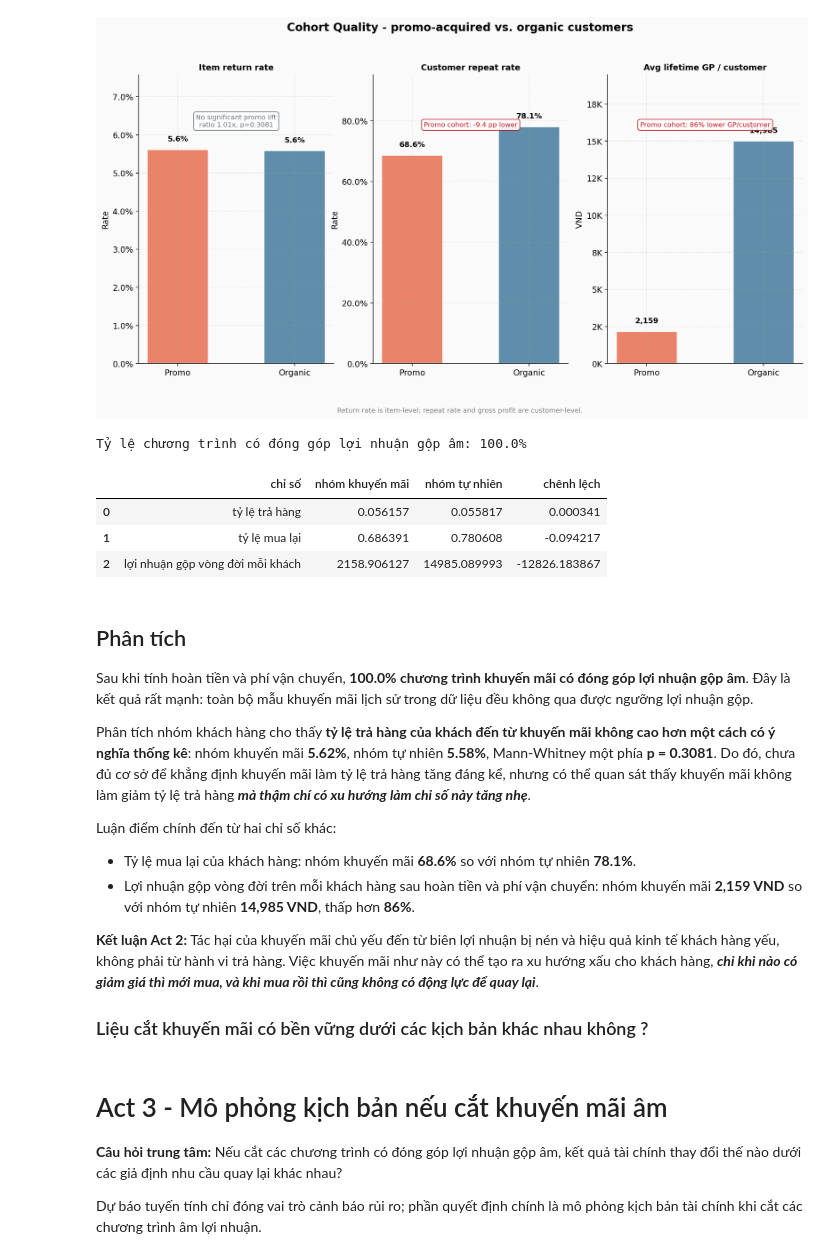
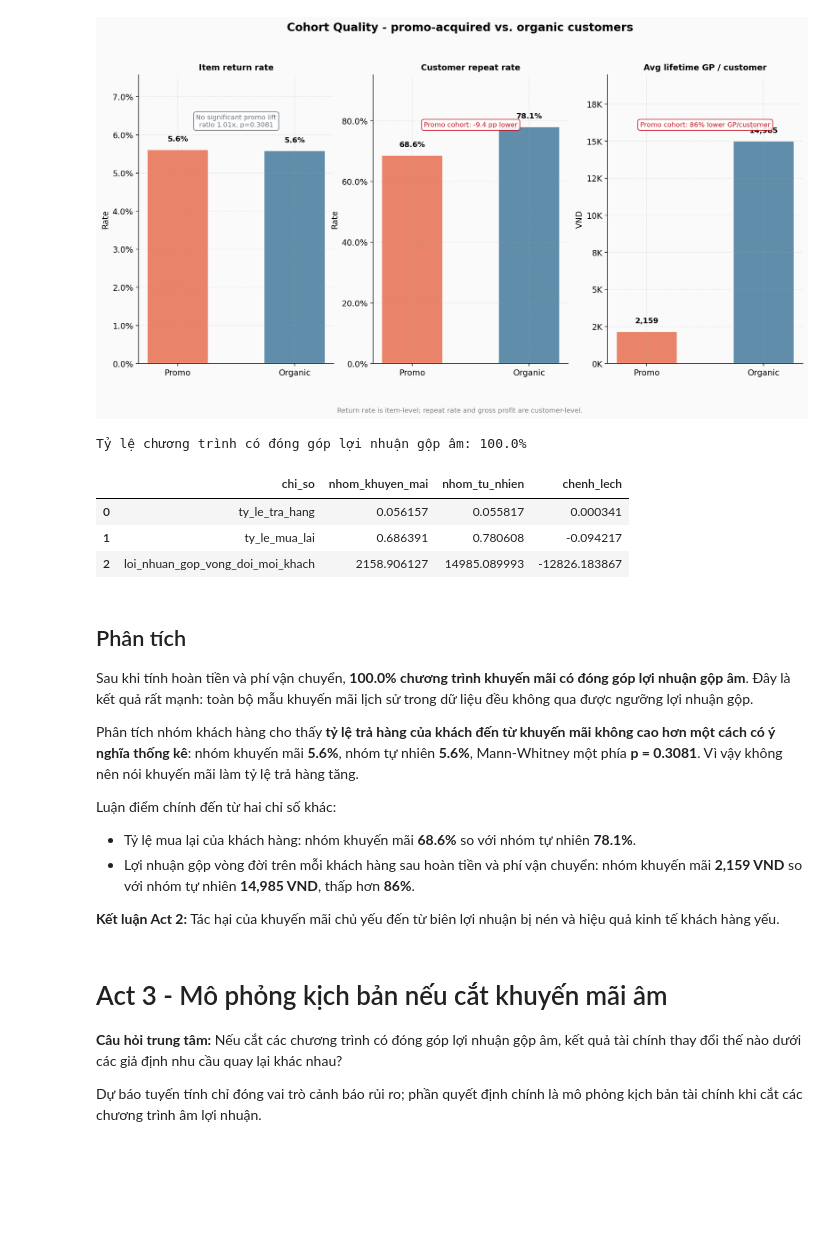
Before and after one commit to m1nhb1ee/datathon2026, a Jupyter notebook: src/06_report.ipynb, the cells around one changed output. Drawn from its saved outputs; the diff is of its cells as text; code cells hidden in the pictures; blank space fills up the shorter version.

```diff
--- a/src/06_report.ipynb
+++ b/src/06_report.ipynb
@@ -89,40 +89,39 @@ display(Image(str(CHARTS / "chart4_cohort_quality.png"), width=950))
 # %%
 triage = pd.read_csv(TABLES / "promo_triage_table.csv")
 cohort = pd.read_csv(TABLES / "cohort_quality_table.csv")
 print(f"Tỷ lệ chương trình có đóng góp lợi nhuận gộp âm: {(triage['total_net_contribution'] < 0).mean() * 100:.1f}%")
 cohort_display = cohort.copy()
 cohort_display["metric"] = cohort_display["metric"].replace({
-    "item_return_rate": "tỷ lệ trả hàng",
-    "customer_repeat_rate": "tỷ lệ mua lại",
-    "avg_lifetime_gp_per_customer": "lợi nhuận gộp vòng đời mỗi khách",
+    "item_return_rate": "ty_le_tra_hang",
+    "customer_repeat_rate": "ty_le_mua_lai",
+    "avg_lifetime_gp_per_customer": "loi_nhuan_gop_vong_doi_moi_khach",
 })
 cohort_display = cohort_display.rename(columns={
-    "metric": "chỉ số",
-    "promo": "nhóm khuyến mãi",
-    "organic": "nhóm tự nhiên",
-    "difference": "chênh lệch",
+    "metric": "chi_so",
+    "promo": "nhom_khuyen_mai",
+    "organic": "nhom_tu_nhien",
+    "difference": "chenh_lech",
 })
 display(cohort_display)
 # %% [output]
 Tỷ lệ chương trình có đóng góp lợi nhuận gộp âm: 100.0%
-|  | chỉ số | nhóm khuyến mãi | nhóm tự nhiên | chênh lệch |
-| 0 | tỷ lệ trả hàng | 0.056157 | 0.055817 | 0.000341 |
-| 1 | tỷ lệ mua lại | 0.686391 | 0.780608 | -0.094217 |
-| 2 | lợi nhuận gộp vòng đời mỗi khách | 2158.906127 | 14985.089993 | -12826.183867 |
+|  | chi_so | nhom_khuyen_mai | nhom_tu_nhien | chenh_lech |
+| 0 | ty_le_tra_hang | 0.056157 | 0.055817 | 0.000341 |
+| 1 | ty_le_mua_lai | 0.686391 | 0.780608 | -0.094217 |
+| 2 | loi_nhuan_gop_vong_doi_moi_khach | 2158.906127 | 14985.089993 | -12826.183867 |
 # %% [markdown]
 ## Phân tích
 
 Sau khi tính hoàn tiền và phí vận chuyển, **100.0% chương trình khuyến mãi có đóng góp lợi nhuận gộp âm**. Đây là kết quả rất mạnh: toàn bộ mẫu khuyến mãi lịch sử trong dữ liệu đều không qua được ngưỡng lợi nhuận gộp.
 
-Phân tích nhóm khách hàng cho thấy **tỷ lệ trả hàng của khách đến từ khuyến mãi không cao hơn một cách có ý nghĩa thống kê**: nhóm khuyến mãi **5.62%**, nhóm tự nhiên **5.58%**, Mann-Whitney một phía **p = 0.3081**. Do đó, chưa đủ cơ sở để khẳng định khuyến mãi làm tỷ lệ trả hàng tăng đáng kể, nhưng có thể quan sát thấy khuyến mãi không làm giảm tỷ lệ trả hàng ***mà thậm chí có xu hướng làm chỉ số này tăng nhẹ***.
+Phân tích nhóm khách hàng cho thấy **tỷ lệ trả hàng của khách đến từ khuyến mãi không cao hơn một cách có ý nghĩa thống kê**: nhóm khuyến mãi **5.6%**, nhóm tự nhiên **5.6%**, Mann-Whitney một phía **p = 0.3081**. Vì vậy không nên nói khuyến mãi làm tỷ lệ trả hàng tăng.
 
 Luận điểm chính đến từ hai chỉ số khác:
 
 - Tỷ lệ mua lại của khách hàng: nhóm khuyến mãi **68.6%** so với nhóm tự nhiên **78.1%**.
 - Lợi nhuận gộp vòng đời trên mỗi khách hàng sau hoàn tiền và phí vận chuyển: nhóm khuyến mãi **2,159 VND** so với nhóm tự nhiên **14,985 VND**, thấp hơn **86%**.
 
-**Kết luận Act 2:** Tác hại của khuyến mãi chủ yếu đến từ biên lợi nhuận bị nén và hiệu quả kinh tế khách hàng yếu, không phải từ hành vi trả hàng. Việc khuyến mãi như này có thể tạo ra xu hướng xấu cho khách hàng, ***chỉ khi nào có giảm giá thì mới mua, và khi mua rồi thì cũng không có động lực để quay lại***.
-### Liệu cắt khuyến mãi có bền vững dưới các kịch bản khác nhau không ?
+**Kết luận Act 2:** Tác hại của khuyến mãi chủ yếu đến từ biên lợi nhuận bị nén và hiệu quả kinh tế khách hàng yếu.
 # %% [markdown]
 # Act 3 - Mô phỏng kịch bản nếu cắt khuyến mãi âm
 
```
Also changed, not shown: parts of 6 cells of this notebook, 28 other files.
